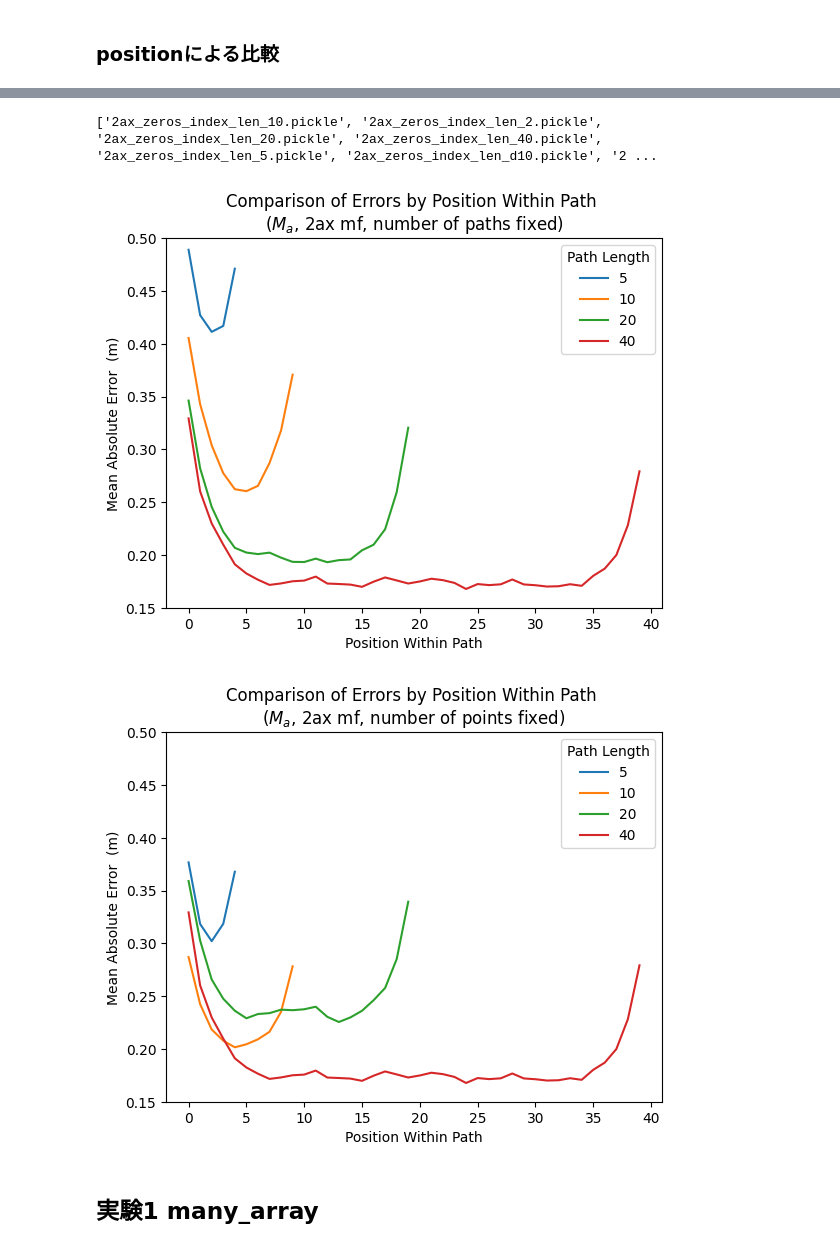
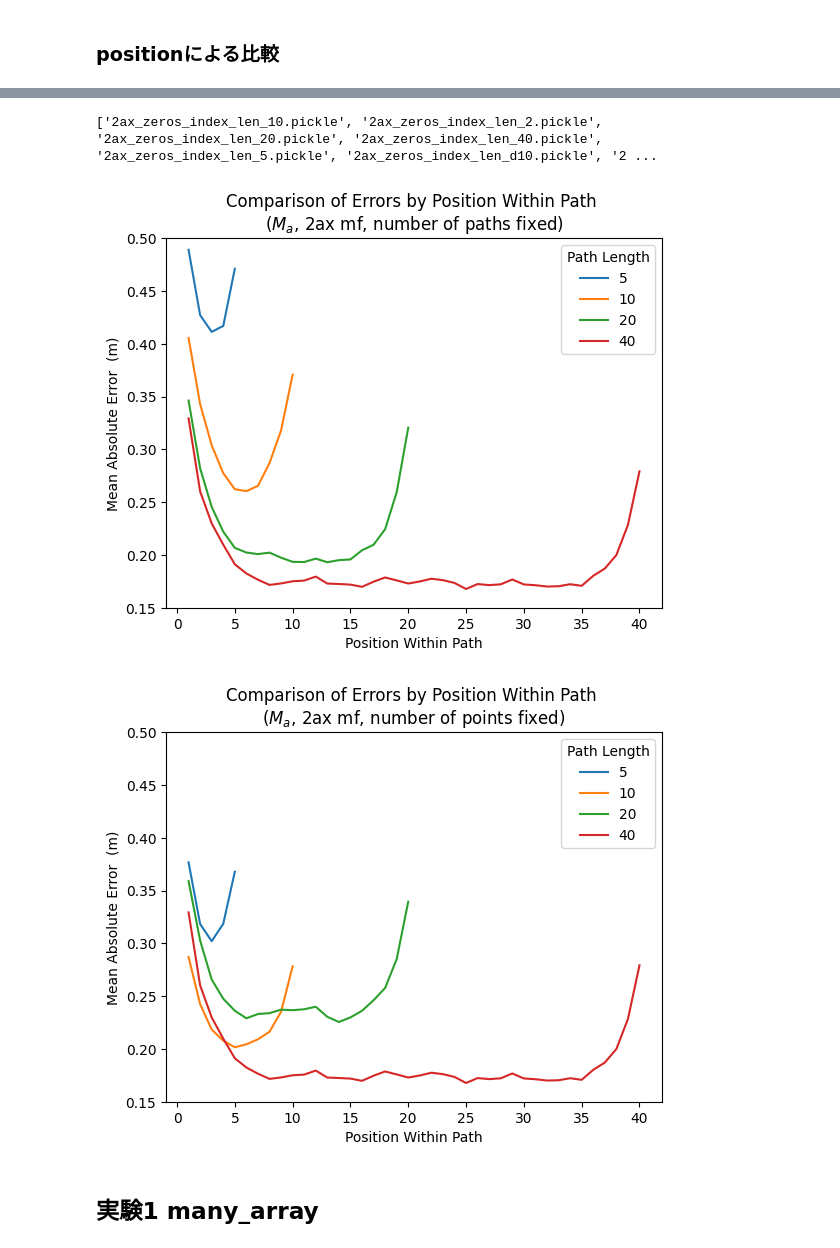
Before and after one commit to hal0309/lab-abci, a Jupyter notebook: _test/eval_m2_datashow.ipynb, the cells around one changed output, grey strips where cells are left out. Drawn from its saved outputs; the diff is of its cells as text; code cells hidden in the pictures.

```diff
--- a/_test/eval_m2_datashow.ipynb
+++ b/_test/eval_m2_datashow.ipynb
@@ -453,43 +457,43 @@ for p in path_length:
 for p in path_length[:-1]:
     values = []
     key = f"2ax_zeros_index_len_d{p}.pickle"
     for i in range(p):
         v = np.mean(exp2_data[key][:,i])
         values.append(v)
     value_d_list.append(values)
 
 
 
 # plt.plot(value_list[0], label='2', linestyle="-")
-plt.plot(value_list[1], label='5', linestyle="-")
-plt.plot(value_list[2], label='10', linestyle="-")
-plt.plot(value_list[3], label='20', linestyle="-")
-plt.plot(value_list[4], label='40', linestyle="-")
+plt.plot(range(1, 6), value_list[1], label='5', linestyle="-")
+plt.plot(range(1, 11), value_list[2], label='10', linestyle="-")
+plt.plot(range(1, 21), value_list[3], label='20', linestyle="-")
+plt.plot(range(1, 41), value_list[4], label='40', linestyle="-")
 
 
 plt.xlabel("Position Within Path")  # 経路内の位置
 plt.ylabel("Mean Absolute Error  (m)")
 plt.title(f"Comparison of Errors by Position Within Path \n($M_a$, 2ax mf, number of paths fixed)")  # 経路内の位置による誤差の比較
 plt.legend(title="Path Length")
 plt.ylim(0.15, 0.5)
 plt.show()
 
 # plt.plot(value_d_list[0], label='2', linestyle="-")
-plt.plot(value_d_list[1], label='5', linestyle="-")
-plt.plot(value_d_list[2], label='10', linestyle="-")
-plt.plot(value_d_list[3], label='20', linestyle="-")
-plt.plot(value_list[4], label='40', linestyle="-")
+plt.plot(range(1, 6), value_d_list[1], label='5', linestyle="-")
+plt.plot(range(1, 11), value_d_list[2], label='10', linestyle="-")
+plt.plot(range(1, 21), value_d_list[3], label='20', linestyle="-")
+plt.plot(range(1, 41), value_list[4], label='40', linestyle="-")
 
 plt.xlabel("Position Within Path")  # 経路内の位置
 plt.ylabel("Mean Absolute Error  (m)")
 plt.title(f"Comparison of Errors by Position Within Path \n($M_a$, 2ax mf, number of points fixed)")  # 経路内の位置による誤差の比較
 plt.legend(title="Path Length")
 plt.ylim(0.15, 0.5)
 plt.show()
 # %% [output]
 ['2ax_zeros_index_len_10.pickle', '2ax_zeros_index_len_2.pickle', '2ax_zeros_index_len_20.pickle', '2ax_zeros_index_len_40.pickle', '2ax_zeros_index_len_5.pickle', '2ax_zeros_index_len_d10.pickle', '2 ...
-[figure, old version]
+[figure, new version]
-[figure, old version]
+[figure, new version]
 # %% [markdown]
 ## 実験1 many_array
 # %%
```
Also changed, not shown: parts of 3 cells of this notebook.
